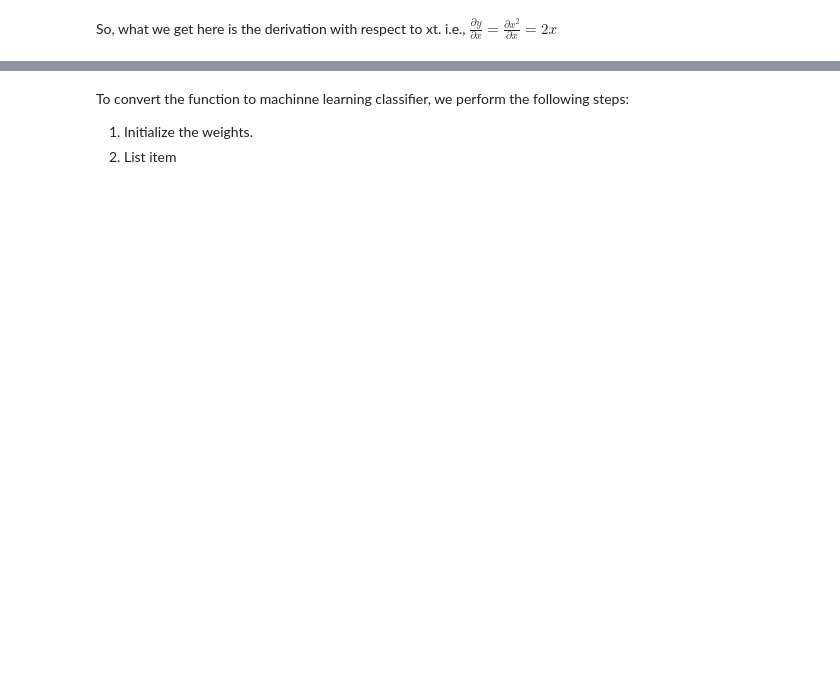
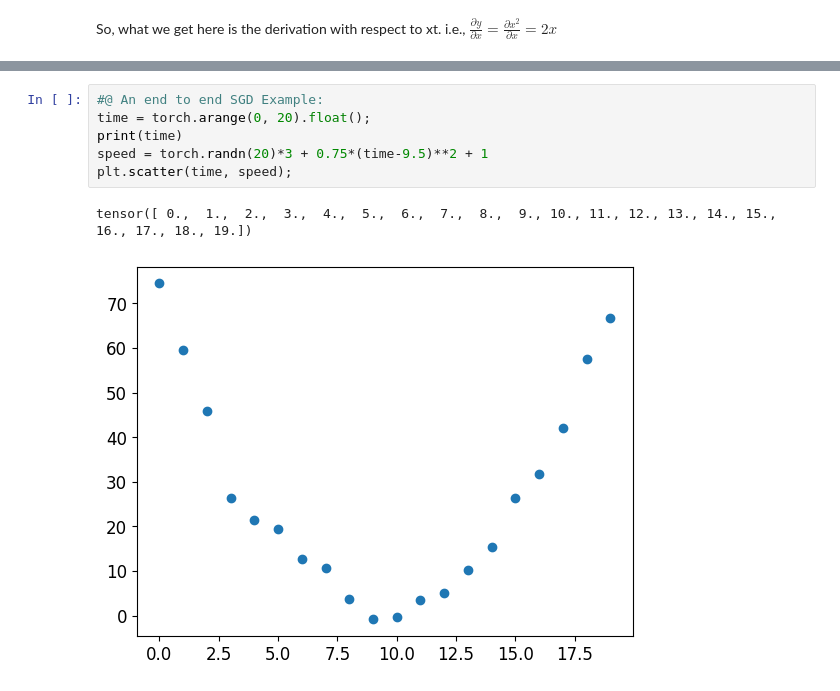
Before and after one commit to Firojpaudel/Machine-Learning-Notes, a Jupyter notebook: Practical Deep Learning For Coders/Chapter_4.ipynb, the cells around one changed output, grey strips where cells are left out. Drawn from its saved outputs; the diff is of its cells as text; blank space fills up the shorter version.

```diff
--- a/Practical Deep Learning For Coders/Chapter_4.ipynb
+++ b/Practical Deep Learning For Coders/Chapter_4.ipynb
@@ -330,5 +449,9 @@ print("The values become:", xt.grad)
-# %% [markdown]
-To convert the function to machinne learning classifier, we perform the following steps:
-
-1.   Initialize the weights.
-2.   List item
+# %%
+#@ An end to end SGD Example:
+time = torch.arange(0, 20).float();
+print(time)
+speed = torch.randn(20)*3 + 0.75*(time-9.5)**2 + 1
+plt.scatter(time, speed);
+# %% [output]
+tensor([ 0.,  1.,  2.,  3.,  4.,  5.,  6.,  7.,  8.,  9., 10., 11., 12., 13., 14., 15., 16., 17., 18., 19.])
+[figure, added]
```
Also changed, not shown: parts of 60 cells of this notebook.
